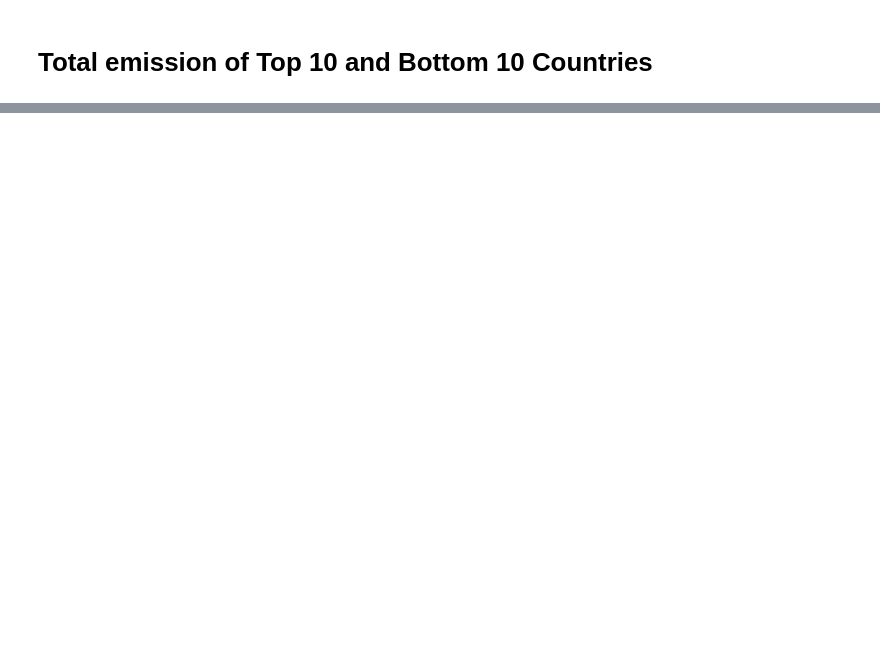
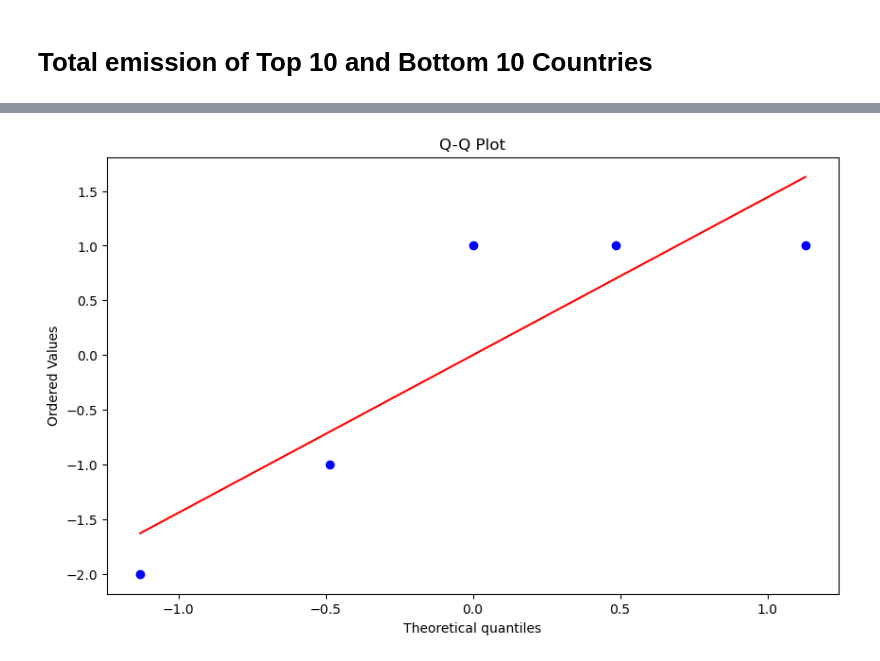
Before and after one commit to mdangirwa/Group-2-Team, a Jupyter notebook: New MD own .ipynb, the cells around one changed output, grey strips where cells are left out. Cells and saved outputs as stored; diff of their text form; code cells hidden in the pictures; blank space fills up the shorter version.

```diff
--- a/New MD own .ipynb
+++ b/New MD own .ipynb
@@ -194,0 +240,14 @@ plt.show()
+# %%
+# 1. Check for Patterns: In a good model, residuals should be randomly distributed around zero.
+# Patterns or trends in the residual plot indicate potential issues with the model.
+
+# 2. Normality of Residuals: Check if residuals are normally distributed using a histogram or a Q-Q plot.
+
+import scipy.stats as stats
+
+plt.figure(figsize=(10, 6))
+stats.probplot(residuals, dist="norm", plot=plt)
+plt.title('Q-Q Plot')
+plt.show()
+# %% [output]
+[figure, added]
```
Also changed, not shown: parts of 9 cells of this notebook.
